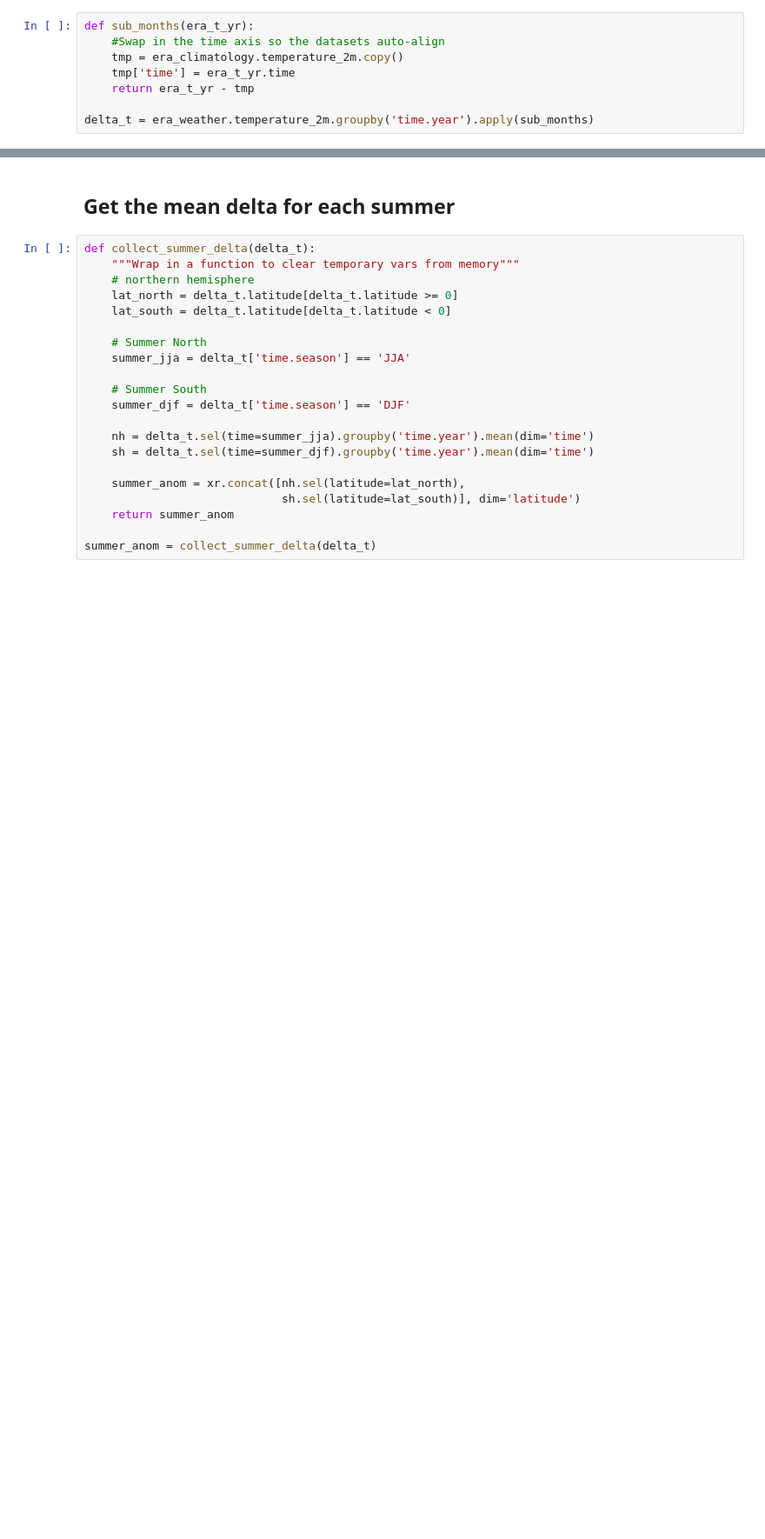
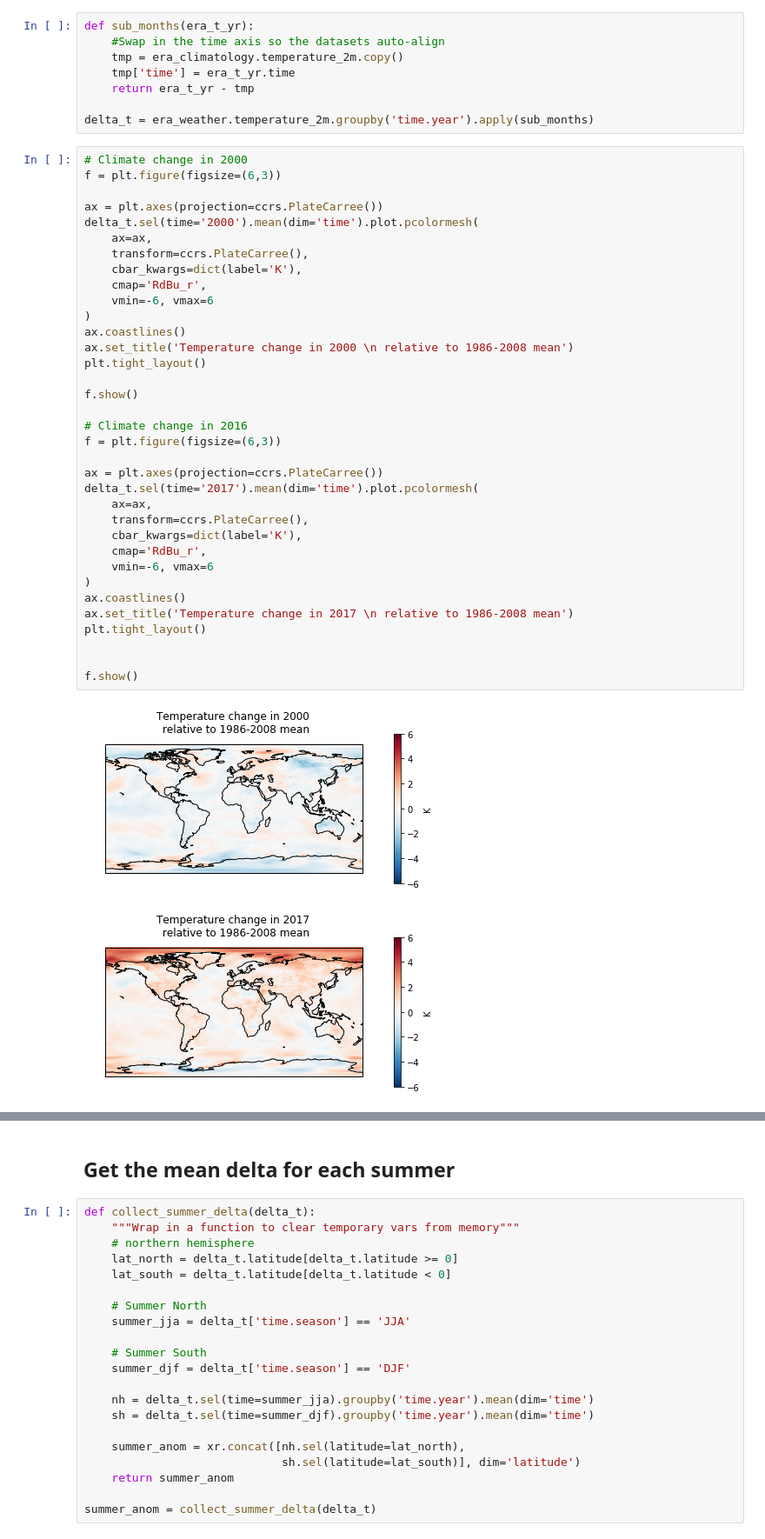
Before and after one commit to mangecoeur/health-climate-exposure, a Jupyter notebook: 1.1 Temperature change exposure ERA.ipynb, the cells around one changed output, grey strips where cells are left out. Shown: that part at 87% size. Saved outputs shown, nothing was run; the diff lists cells and outputs as text; blank space fills up the shorter version.

```diff
--- a/1.1 Temperature change exposure ERA.ipynb
+++ b/1.1 Temperature change exposure ERA.ipynb
@@ -131,4 +135,42 @@ def sub_months(era_t_yr):
     return era_t_yr - tmp
 
 delta_t = era_weather.temperature_2m.groupby('time.year').apply(sub_months)
+# %%
+# Climate change in 2000
+f = plt.figure(figsize=(6,3))
+
+ax = plt.axes(projection=ccrs.PlateCarree())
+delta_t.sel(time='2000').mean(dim='time').plot.pcolormesh(
+    ax=ax,
+    transform=ccrs.PlateCarree(),
+    cbar_kwargs=dict(label='K'),
+    cmap='RdBu_r',
+    vmin=-6, vmax=6
+)
+ax.coastlines()
+ax.set_title('Temperature change in 2000 \n relative to 1986-2008 mean')
+plt.tight_layout()
+
+f.show()
+
+# Climate change in 2016
+f = plt.figure(figsize=(6,3))
+
+ax = plt.axes(projection=ccrs.PlateCarree())
+delta_t.sel(time='2017').mean(dim='time').plot.pcolormesh(
+    ax=ax,
+    transform=ccrs.PlateCarree(),
+    cbar_kwargs=dict(label='K'),
+    cmap='RdBu_r',
+    vmin=-6, vmax=6
+)
+ax.coastlines()
+ax.set_title('Temperature change in 2017 \n relative to 1986-2008 mean')
+plt.tight_layout()
+
+
+f.show()
+# %% [output]
+[figure, added]
+[figure, added]
 # %%
```
Also changed, not shown: parts of 15 cells of this notebook, 6 other files.
